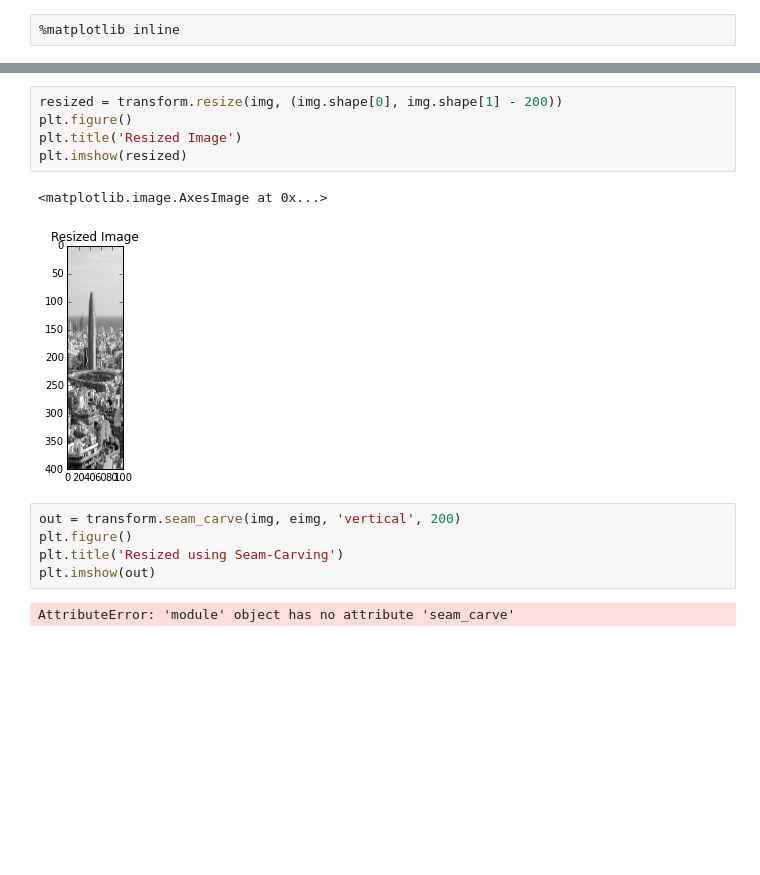
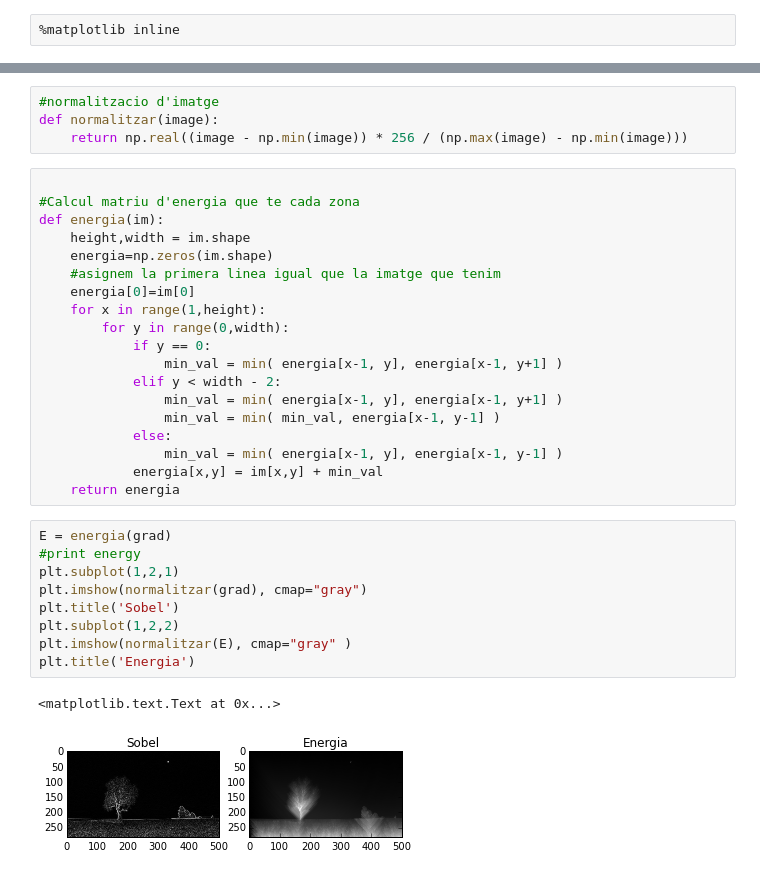
Before and after one commit to cnavas88/Image-Processing, a Jupyter notebook: practica3/Practica3.ipynb, the cells around one changed output, grey strips where cells are left out. Saved outputs shown, nothing was run; the diff lists cells and outputs as text; blank space fills up the shorter version.

```diff
--- a/practica3/Practica3.ipynb
+++ b/practica3/Practica3.ipynb
@@ -48,15 +32,35 @@ plt.imshow(img)
-# %%
-resized = transform.resize(img, (img.shape[0], img.shape[1] - 200))
-plt.figure()
-plt.title('Resized Image')
-plt.imshow(resized)
-# %% [output]
-<matplotlib.image.AxesImage at 0x...>
-[figure, removed]
-# %%
-out = transform.seam_carve(img, eimg, 'vertical', 200)
-plt.figure()
-plt.title('Resized using Seam-Carving')
-plt.imshow(out)
-# %% [output]
-AttributeError: 'module' object has no attribute 'seam_carve'
+# %%
+#normalitzacio d'imatge
+def normalitzar(image):
+    return np.real((image - np.min(image)) * 256 / (np.max(image) - np.min(image)))
+# %%
+
+#Calcul matriu d'energia que te cada zona
+def energia(im):
+    height,width = im.shape
+    energia=np.zeros(im.shape)
+    #asignem la primera linea igual que la imatge que tenim
+    energia[0]=im[0]
+    for x in range(1,height):
+        for y in range(0,width):
+            if y == 0:
+                min_val = min( energia[x-1, y], energia[x-1, y+1] )
+            elif y < width - 2:
+                min_val = min( energia[x-1, y], energia[x-1, y+1] )
+                min_val = min( min_val, energia[x-1, y-1] )
+            else:
+                min_val = min( energia[x-1, y], energia[x-1, y-1] )
+            energia[x,y] = im[x,y] + min_val
+    return energia
+# %%
+E = energia(grad)
+#print energy
+plt.subplot(1,2,1)
+plt.imshow(normalitzar(grad), cmap="gray")
+plt.title('Sobel')
+plt.subplot(1,2,2)
+plt.imshow(normalitzar(E), cmap="gray" )
+plt.title('Energia')
+# %% [output]
+<matplotlib.text.Text at 0x...>
+[figure, added]
```
Also changed, not shown: parts of 4 cells of this notebook.
